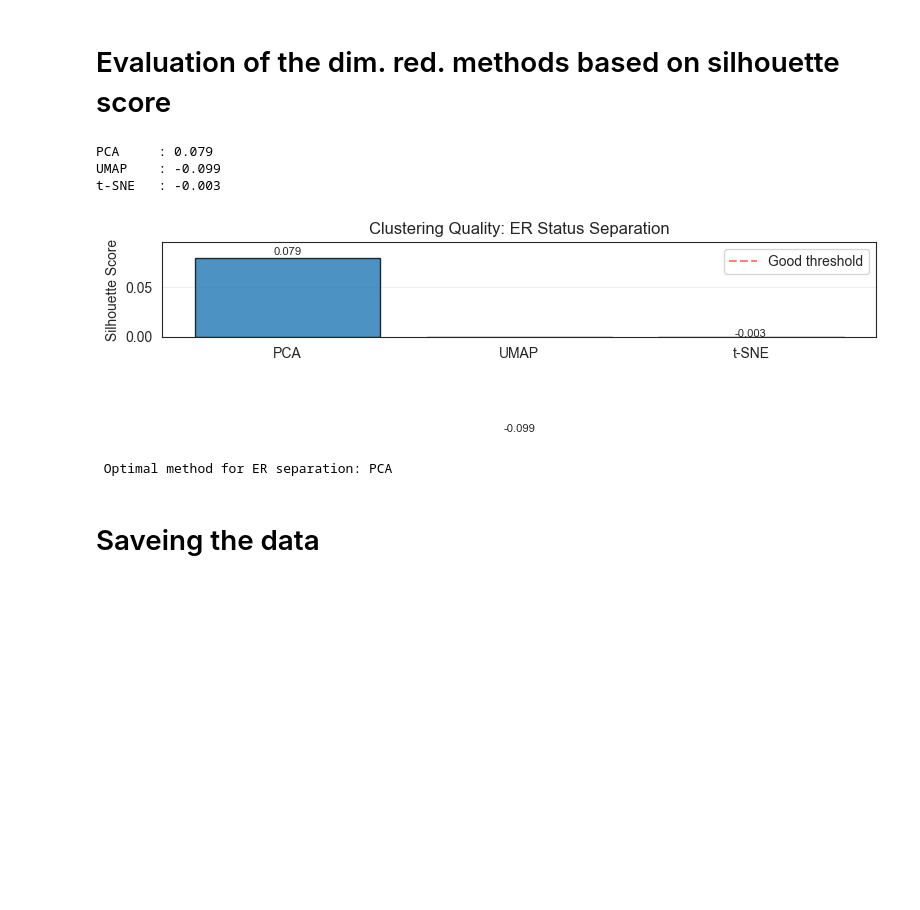
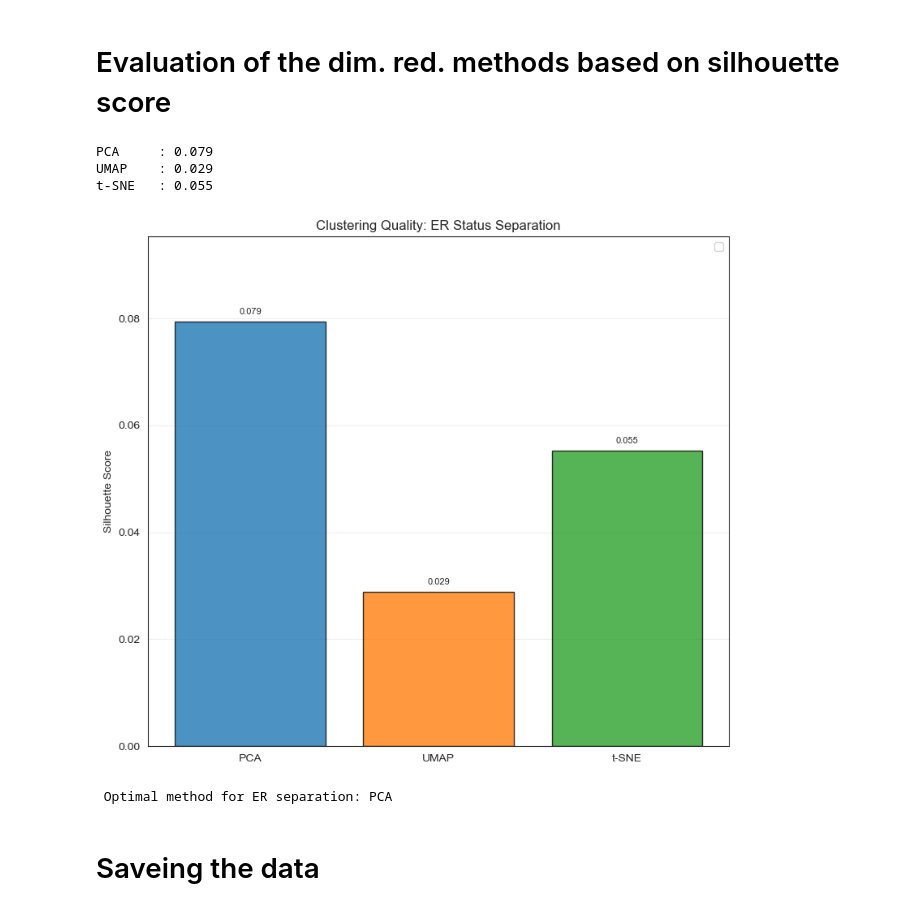
Before and after one commit to Dana162001/ML_project_AHI_2025, a Jupyter notebook: Part_1/01_dim_red.ipynb, the cells around one changed output. Drawn from its saved outputs; the diff is of its cells as text; code cells hidden in the pictures; blank space fills up the shorter version.

```diff
--- a/Part_1/01_dim_red.ipynb
+++ b/Part_1/01_dim_red.ipynb
@@ -20,8 +18,8 @@ np.random.seed(RANDOM_SEED)
 sns.set_style("white")
 plt.rcParams['figure.dpi'] = 100
 # %%
-gex = pd.read_csv('/Users/dana/Desktop/AHI/01_PAML/Project/scr/data/mammacarcinoma_gex.csv', index_col=0)
-patinfo = pd.read_csv('/Users/dana/Desktop/AHI/01_PAML/Project/scr/data/mammacarcinoma_pat.csv', index_col=0)
+gex = pd.read_csv('/Users/dana/Desktop/AHI/01_PAML/Project/data/mammacarcinoma_gex.csv', index_col=0)
+patinfo = pd.read_csv('/Users/dana/Desktop/AHI/01_PAML/Project/data/mammacarcinoma_pat.csv', index_col=0)
 # %%
 # merge metadata + gene expression by patient_id
 data = patinfo.merge(gex, on="patient_id")
@@ -284,7 +282,9 @@ plt.show()
 # UMAP
 # %%
 # fit umap on scaled gene expression training data
-umap_model = umap.UMAP(n_neighbors=15, min_dist=0.1, n_components=2, random_state=42)
+umap_model = umap.UMAP(n_neighbors=20, #small - local structure, large - global
+                        n_components=2,# dimensionality 2D
+                        random_state=42)
 
 X_train_umap = umap_model.fit_transform(X_train_gene_scaled)
 
@@ -325,9 +325,8 @@ plt.show()
 # %% [markdown]
 # tSNE
 # %%
-
 # fit tsne on scaled gene expression training data
-tsne_model = TSNE(n_components=2,perplexity=30,learning_rate='auto',init='pca',random_state=42)
+tsne_model = TSNE(n_components=2,perplexity=100,learning_rate='auto',init='pca',random_state=42)
 
 X_train_tsne = tsne_model.fit_transform(X_train_gene_scaled)
 
@@ -384,34 +383,34 @@ for method_name, coords in embeddings.items():
     print(f"{method_name:8s}: {score:.3f}")
 # %% [output]
 PCA     : 0.079
-UMAP    : -0.099
-t-SNE   : -0.003
+UMAP    : 0.029
+t-SNE   : 0.055
 # %%
 # Visualize scores
 results_df = pd.DataFrame(results)
 plt.figure(figsize=(8, 7))
 bars = plt.bar(results_df['Method'], results_df['Silhouette Score'],
               color=['#1f77b4', '#ff7f0e', '#2ca02c', '#d62728'],
               edgecolor='black', alpha=0.8)
 plt.ylabel('Silhouette Score')
 plt.title('Clustering Quality: ER Status Separation')
 plt.ylim(0, max(results_df['Silhouette Score']) * 1.2)
-plt.axhline(0.5, color='red', linestyle='--', alpha=0.5, label='Good threshold')
+#plt.axhline(0.5, color='red', linestyle='--', alpha=0.5, label='Good threshold')
 plt.legend()
 plt.grid(axis='y', alpha=0.3)
 
 # Add value labels
 for bar, score in zip(bars, results_df['Silhouette Score']):
     plt.text(bar.get_x() + bar.get_width()/2, bar.get_height() + 0.001,
             f'{score:.3f}', ha='center', va='bottom', fontsize=8)
 
 plt.tight_layout()
 plt.savefig('part1_silhouette_scores.png', dpi=300, bbox_inches='tight')
 plt.show()
 
 print(f"\n Optimal method for ER separation: {results_df.loc[results_df['Silhouette Score'].idxmax(), 'Method']}")
 # %% [output]
-[figure, old version]
+[figure, new version]
  Optimal method for ER separation: PCA
 # %% [markdown]
 # Saveing the data
```
Also changed, not shown: parts of 8 cells of this notebook, 1 other file.
